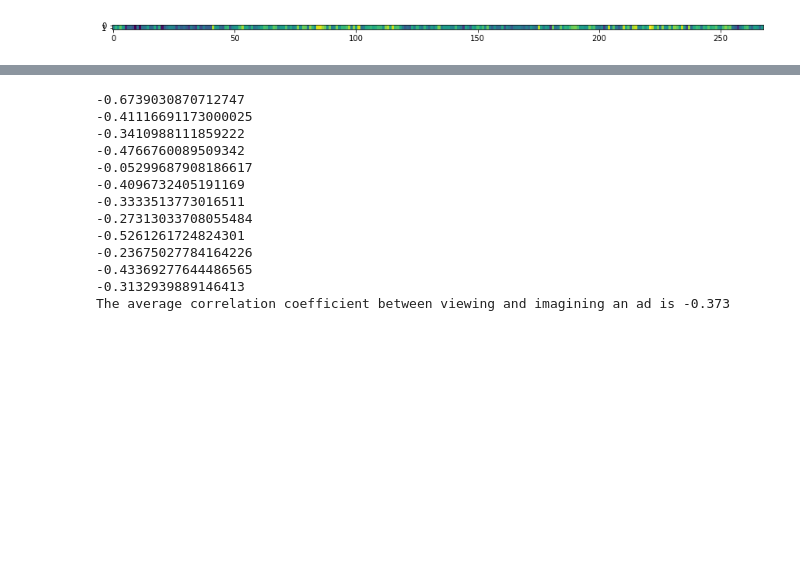
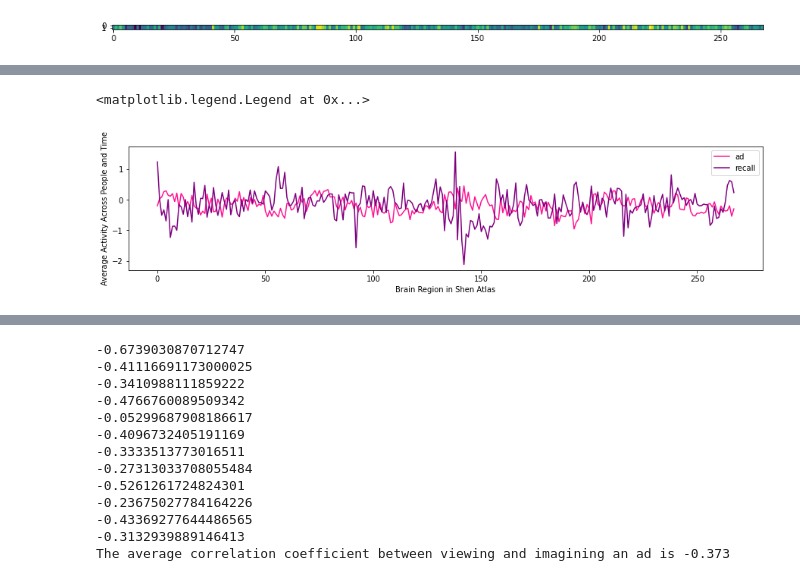
Before and after one commit to shelbywilcox/realcost_memory_isc, a Jupyter notebook: scripts/cmse_analysis_01.ipynb, the cells around one changed output, grey strips where cells are left out. Saved outputs shown, nothing was run; the diff lists cells and outputs as text; code cells hidden in the pictures; blank space fills up the shorter version.

```diff
--- a/scripts/cmse_analysis_01.ipynb
+++ b/scripts/cmse_analysis_01.ipynb
@@ -302,0 +358,11 @@ array([[ 1.        , -0.30234519],
+# %%
+plt.figure(figsize = (15,3))
+plt.plot(avg_ad_2_intra, label="ad", color="deeppink")
+plt.plot(avg_imagine_2_intra,label="recall", color= "purple")
+plt.xlabel("Brain Region in Shen Atlas")
+plt.ylabel("Average Activity Across People and Time")
+plt.legend(loc=0)
+#np.corrcoef(view_ad_1, imagine_ad_1)
+# %% [output]
+<matplotlib.legend.Legend at 0x...>
+[figure, added]
```
Also changed, not shown: parts of 23 cells of this notebook.
